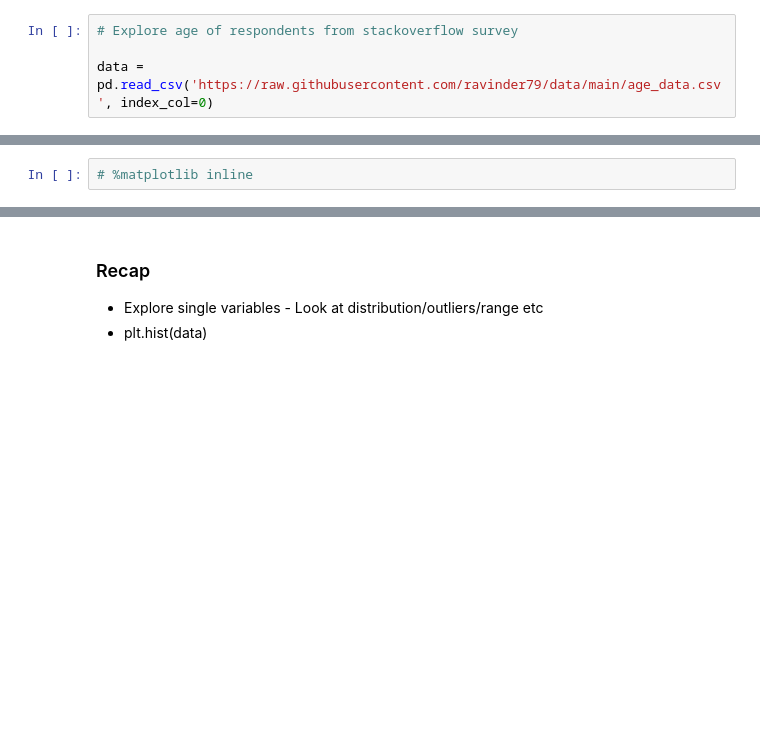
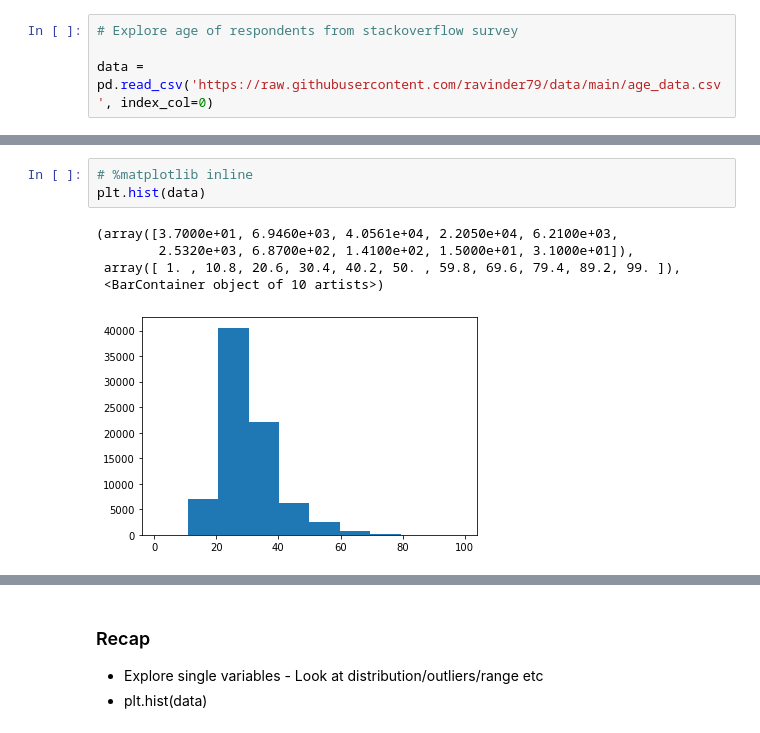
Before and after one commit to Jason-R-Turner/python-exercises, a Jupyter notebook: jemison-matplotlib-lesson.ipynb, the cells around one changed output, grey strips where cells are left out. Saved outputs shown, nothing was run; the diff lists cells and outputs as text; blank space fills up the shorter version.

```diff
--- a/jemison-matplotlib-lesson.ipynb
+++ b/jemison-matplotlib-lesson.ipynb
@@ -311,2 +328,9 @@ data = pd.read_csv('https://raw.githubusercontent.com/ravinder79/data/main/age_d
 # %%
 # %matplotlib inline
+plt.hist(data)
+# %% [output]
+(array([3.7000e+01, 6.9460e+03, 4.0561e+04, 2.2050e+04, 6.2100e+03,
+        2.5320e+03, 6.8700e+02, 1.4100e+02, 1.5000e+01, 3.1000e+01]),
+ array([ 1. , 10.8, 20.6, 30.4, 40.2, 50. , 59.8, 69.6, 79.4, 89.2, 99. ]),
+ <BarContainer object of 10 artists>)
+[figure, added]
```
Also changed, not shown: parts of 9 cells of this notebook, 3 other files.
